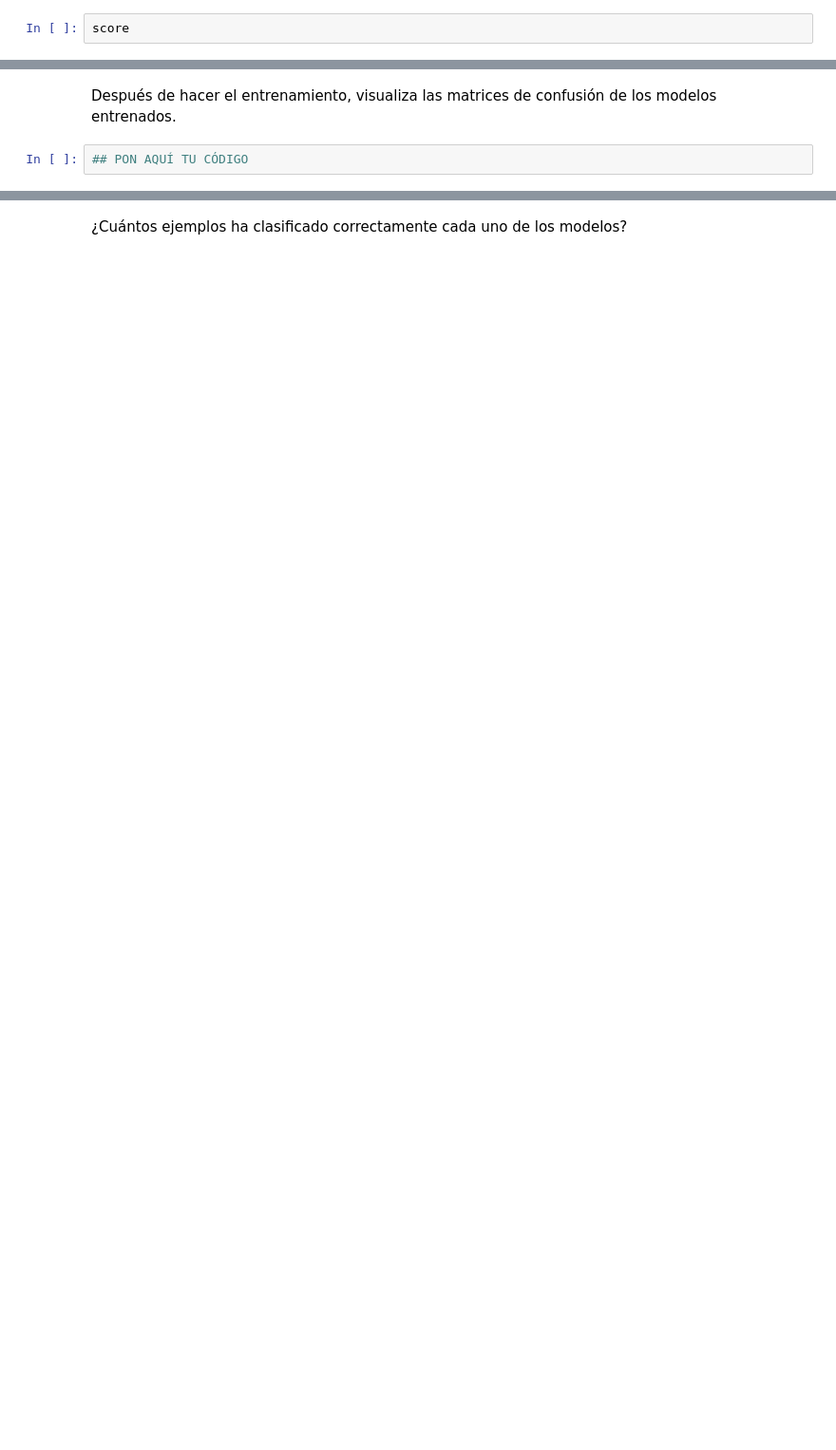
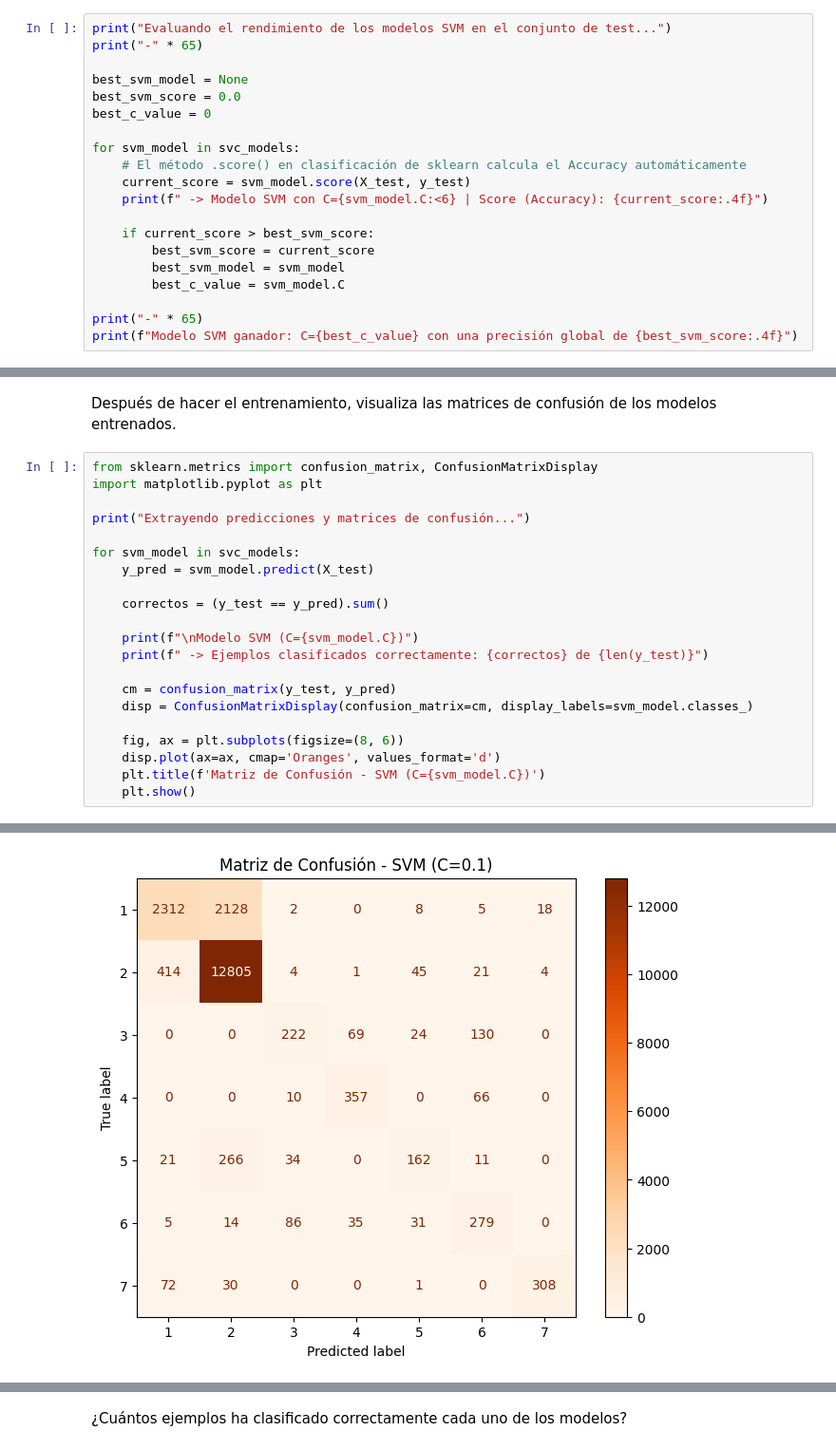
Before and after one commit to 0x-w0lf/aprendizaje-supervisado-act2, a Jupyter notebook: Actividad_2_CoverType.ipynb, the cells around one changed output, grey strips where cells are left out. Shown at 95% size. Cells and saved outputs as stored; diff of their text form; blank space fills up the shorter version.

```diff
--- a/Actividad_2_CoverType.ipynb
+++ b/Actividad_2_CoverType.ipynb
@@ -710,5 +710,23 @@ except NameError:
 DIAGNÓSTICO: ÉXITO.
 Los modelos SVM finalizaron su entrenamiento y están alojados en memoria.
 # %%
-score
+print("Evaluando el rendimiento de los modelos SVM en el conjunto de test...")
+print("-" * 65)
+
+best_svm_model = None
+best_svm_score = 0.0
+best_c_value = 0
+
+for svm_model in svc_models:
+    # El método .score() en clasificación de sklearn calcula el Accuracy automáticamente
+    current_score = svm_model.score(X_test, y_test)
+    print(f" -> Modelo SVM con C={svm_model.C:<6} | Score (Accuracy): {current_score:.4f}")
+
+    if current_score > best_svm_score:
+        best_svm_score = current_score
+        best_svm_model = svm_model
+        best_c_value = svm_model.C
+
+print("-" * 65)
+print(f"Modelo SVM ganador: C={best_c_value} con una precisión global de {best_svm_score:.4f}")
 # %% [output]
@@ -716,4 +756,24 @@ NameError: name 'score' is not defined
 # %% [markdown]
 Después de hacer el entrenamiento, visualiza las matrices de confusión de los modelos entrenados.
 # %%
-## PON AQUÍ TU CÓDIGO
+from sklearn.metrics import confusion_matrix, ConfusionMatrixDisplay
+import matplotlib.pyplot as plt
+
+print("Extrayendo predicciones y matrices de confusión...")
+
+for svm_model in svc_models:
+    y_pred = svm_model.predict(X_test)
+
+    correctos = (y_test == y_pred).sum()
+
+    print(f"\nModelo SVM (C={svm_model.C})")
+    print(f" -> Ejemplos clasificados correctamente: {correctos} de {len(y_test)}")
+
+    cm = confusion_matrix(y_test, y_pred)
+    disp = ConfusionMatrixDisplay(confusion_matrix=cm, display_labels=svm_model.classes_)
+
+    fig, ax = plt.subplots(figsize=(8, 6))
+    disp.plot(ax=ax, cmap='Oranges', values_format='d')
+    plt.title(f'Matriz de Confusión - SVM (C={svm_model.C})')
+    plt.show()
+# %% [output]
@@ -719,0 +784 @@ Después de hacer el entrenamiento, visualiza las matrices de confusión de los
+[figure, added]
```
Also changed, not shown: parts of 11 cells of this notebook.
